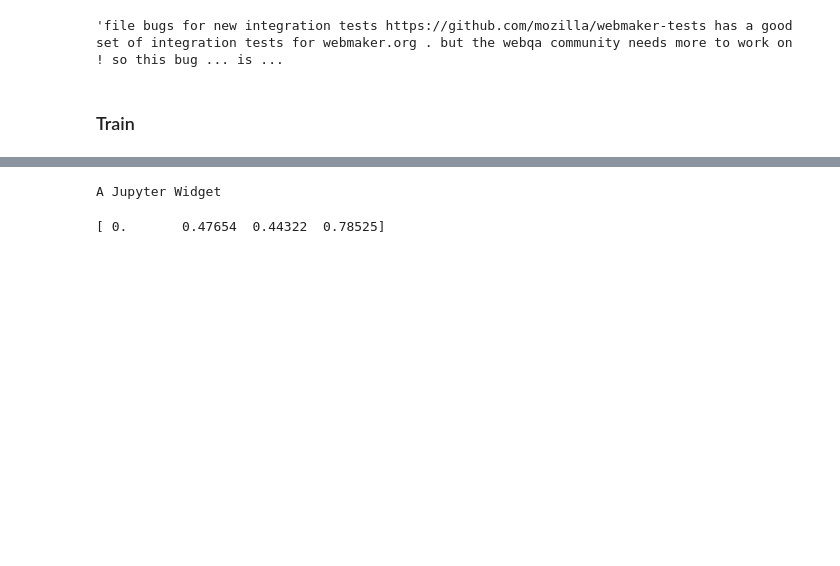
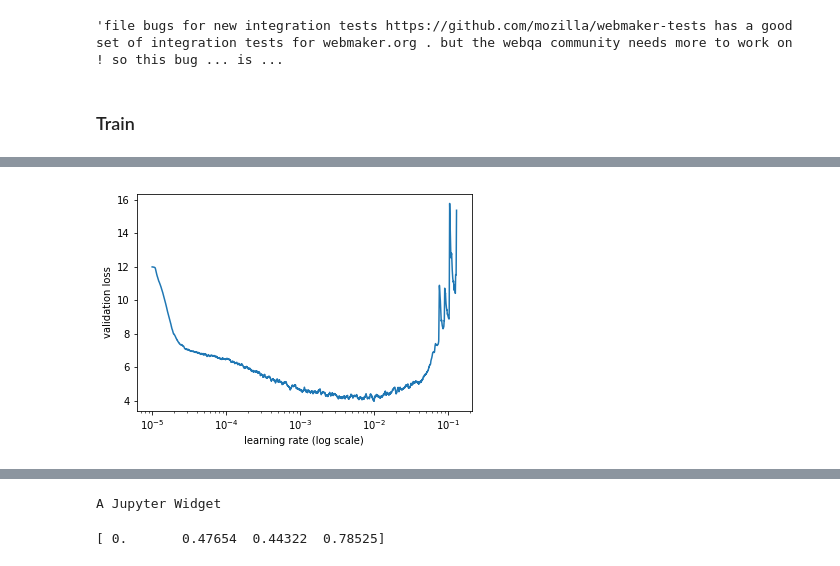
Before and after one commit to borowis/fastai, a Jupyter notebook: courses/dl1/bugzilla.ipynb, the cells around one changed output, grey strips where cells are left out. Cells and saved outputs as stored; diff of their text form; code cells hidden in the pictures; blank space fills up the shorter version.

```diff
--- a/courses/dl1/bugzilla.ipynb
+++ b/courses/dl1/bugzilla.ipynb
@@ -130,7 +130,7 @@ spacy_tok = spacy.load('en')
 TEXT = data.Field(lower=True, tokenize='spacy')
 FILES = dict(train='trn', validation='val', test='test')
 # %%
-md = LanguageModelData.from_text_files(f'{PATH}all/', TEXT, **FILES, bs=bs, bptt=bptt, min_freq=5)
+md = LanguageModelData.from_text_files(f'{PATH}all/', TEXT, **FILES, bs=bs, bptt=bptt, min_freq=10)
 # %%
 #pickle.dump(TEXT, open(f'{PATH}models/TEXT.pkl','wb'))
 TEXT = pickle.load(open(f'{PATH}models/TEXT.pkl','rb'))
@@ -153,9 +153,15 @@ em_sz = 200
 nh = 500
 nl = 3
 opt_fn = partial(optim.Adam, betas=(0.7, 0.99))
+# %%
+drops = np.array([0.1, 0.15, 0.25, 0.02, 0.2])*0.9
+# 0.07 0.105 0.175 0.014 0.14
+# 0.08 0.12  0.2   0.016 0.16
+# 0.09 0.135 0.225 0.018 0.18
 # %%
 learner = md.get_model(opt_fn, em_sz, nh, nl,
-    dropout=0.05, dropouth=0.1, dropouti=0.05, dropoute=0.02, wdrop=0.2)
+    dropout=drops[0], dropouth=drops[1], dropouti=drops[2], dropoute=drops[3], wdrop=drops[4])
+#    dropout=0.05, dropouth=0.1, dropouti=0.05, dropoute=0.02, wdrop=0.2)
 # dropout=0.4, dropouth=0.3, dropouti=0.65, dropoute=0.1, wdrop=0.5
 #                dropouti=0.05, dropout=0.05, wdrop=0.1, dropoute=0.02, dropouth=0.05)
 learner.reg_fn = partial(seq2seq_reg, alpha=2, beta=1)
@@ -163,3 +173,7 @@ learner.clip=0.3
+# %%
+learner.sched.plot()
+# %% [output]
+[figure, added]
 # %%
 learner.fit(3e-3, 1, wds=1e-6)
 # %% [output]
```
Also changed, not shown: parts of 23 cells of this notebook.
